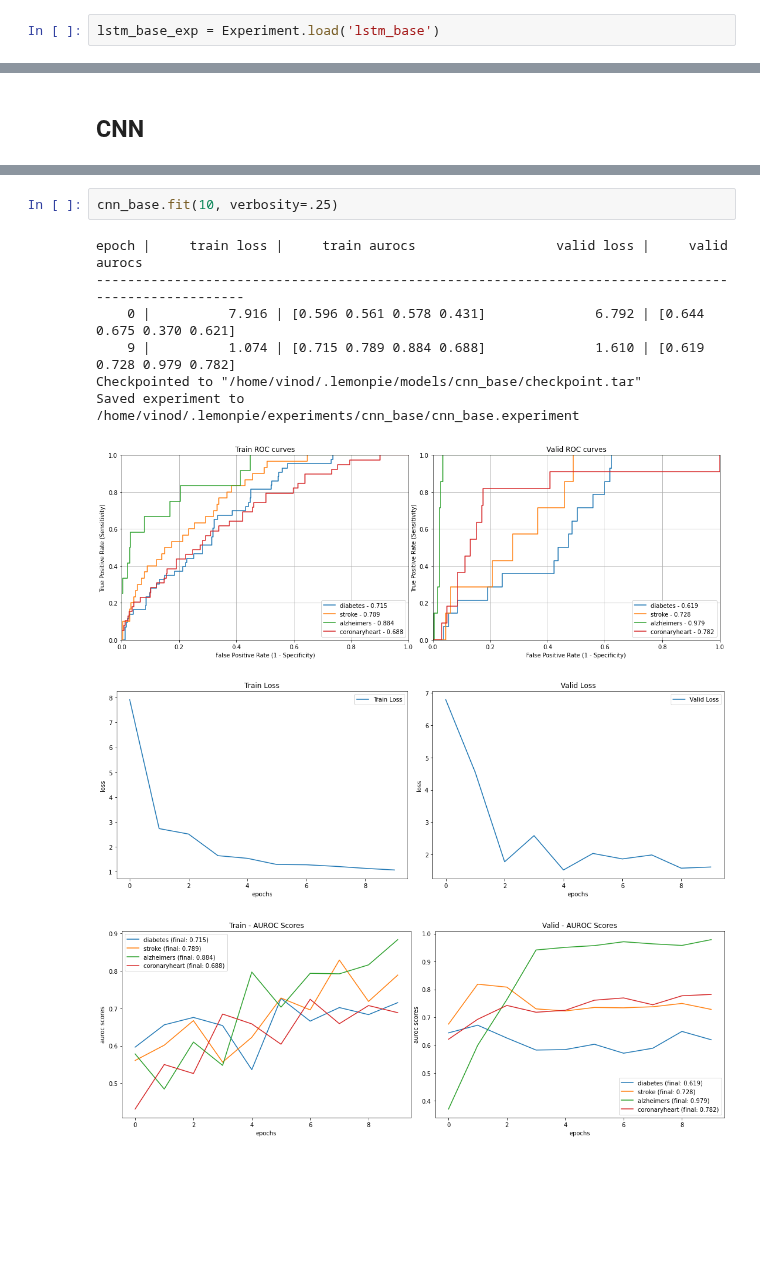
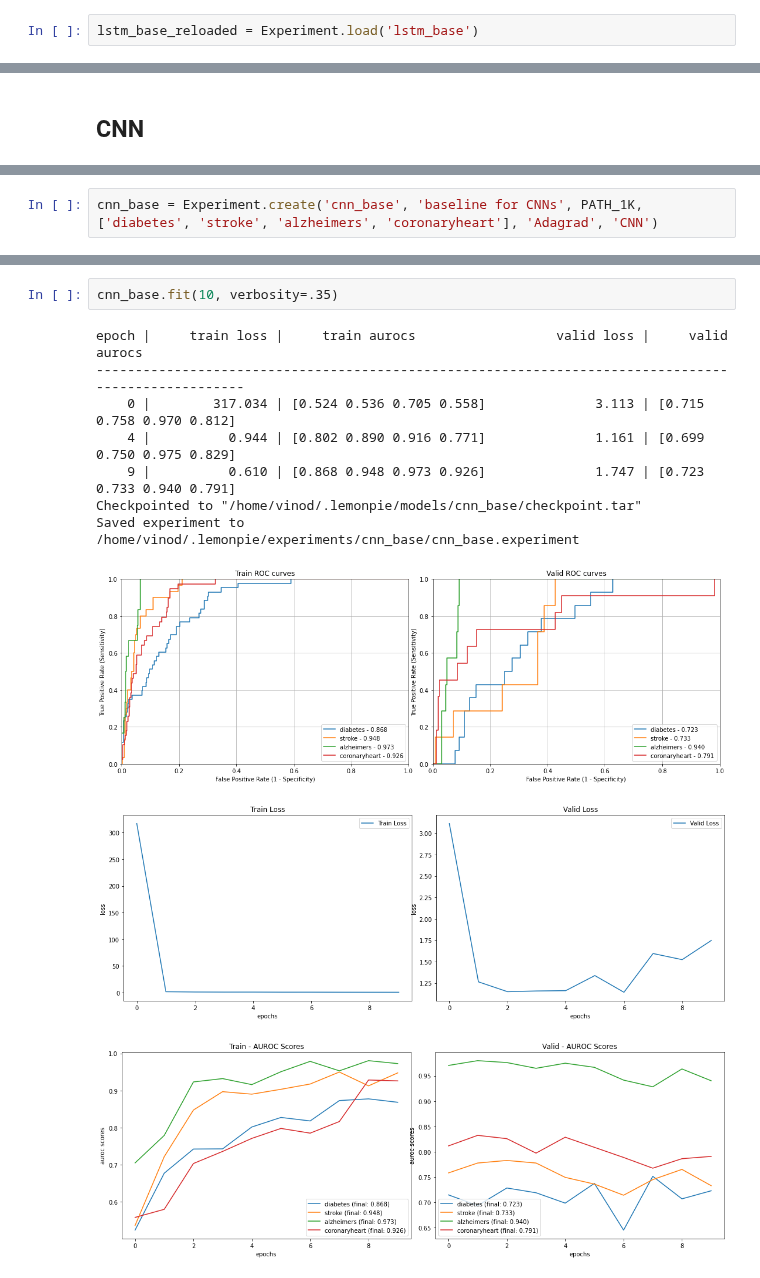
Before and after one commit to corazonlabs/lemonpie, a Jupyter notebook: 99_running_exps.ipynb, the cells around one changed output, grey strips where cells are left out. Drawn from its saved outputs; the diff is of its cells as text; blank space fills up the shorter version.

```diff
--- a/99_running_exps.ipynb
+++ b/99_running_exps.ipynb
@@ -78,7 +65,7 @@ Saved experiment to /home/vinod/.lemonpie/experiments/lstm_base/lstm_base.experi
 # %% [markdown]
 Load the saved experiment run again + load model from checkpoint ..
 # %%
-lstm_base_exp = Experiment.load('lstm_base')
+lstm_base_reloaded = Experiment.load('lstm_base')
 # %% [output]
 Loaded experiment from /home/vinod/.lemonpie/experiments/lstm_base/lstm_base.experiment
 # %%
@@ -120,3 +105,5 @@ cnn_base = Experiment.create_from_file(EXPERIMENT_STORE, 'cnn_base')
+# %%
+cnn_base = Experiment.create('cnn_base', 'baseline for CNNs', PATH_1K, ['diabetes', 'stroke', 'alzheimers', 'coronaryheart'], 'Adagrad', 'CNN')
 # %%
 cnn_base
 # %% [output]
@@ -130,15 +127,16 @@ Optim: Adagrad
 # %%
-cnn_base.fit(10, verbosity=.25)
+cnn_base.fit(10, verbosity=.35)
 # %% [output]
 epoch |     train loss |     train aurocs                  valid loss |     valid aurocs
 ----------------------------------------------------------------------------------------------------
-    0 |          7.916 | [0.596 0.561 0.578 0.431]              6.792 | [0.644 0.675 0.370 0.621]
-    9 |          1.074 | [0.715 0.789 0.884 0.688]              1.610 | [0.619 0.728 0.979 0.782]
+    0 |        317.034 | [0.524 0.536 0.705 0.558]              3.113 | [0.715 0.758 0.970 0.812]
+    4 |          0.944 | [0.802 0.890 0.916 0.771]              1.161 | [0.699 0.750 0.975 0.829]
+    9 |          0.610 | [0.868 0.948 0.973 0.926]              1.747 | [0.723 0.733 0.940 0.791]
 Checkpointed to "/home/vinod/.lemonpie/models/cnn_base/checkpoint.tar"
 Saved experiment to /home/vinod/.lemonpie/experiments/cnn_base/cnn_base.experiment
-[figure, old version]
+[figure, new version]
-[figure, old version]
+[figure, new version]
-[figure, old version]
+[figure, new version]
 # %%
 cnn_base.fit(5, from_checkpoint=True)
 # %% [output]
```
Also changed, not shown: parts of 17 cells of this notebook, 10 other files.
